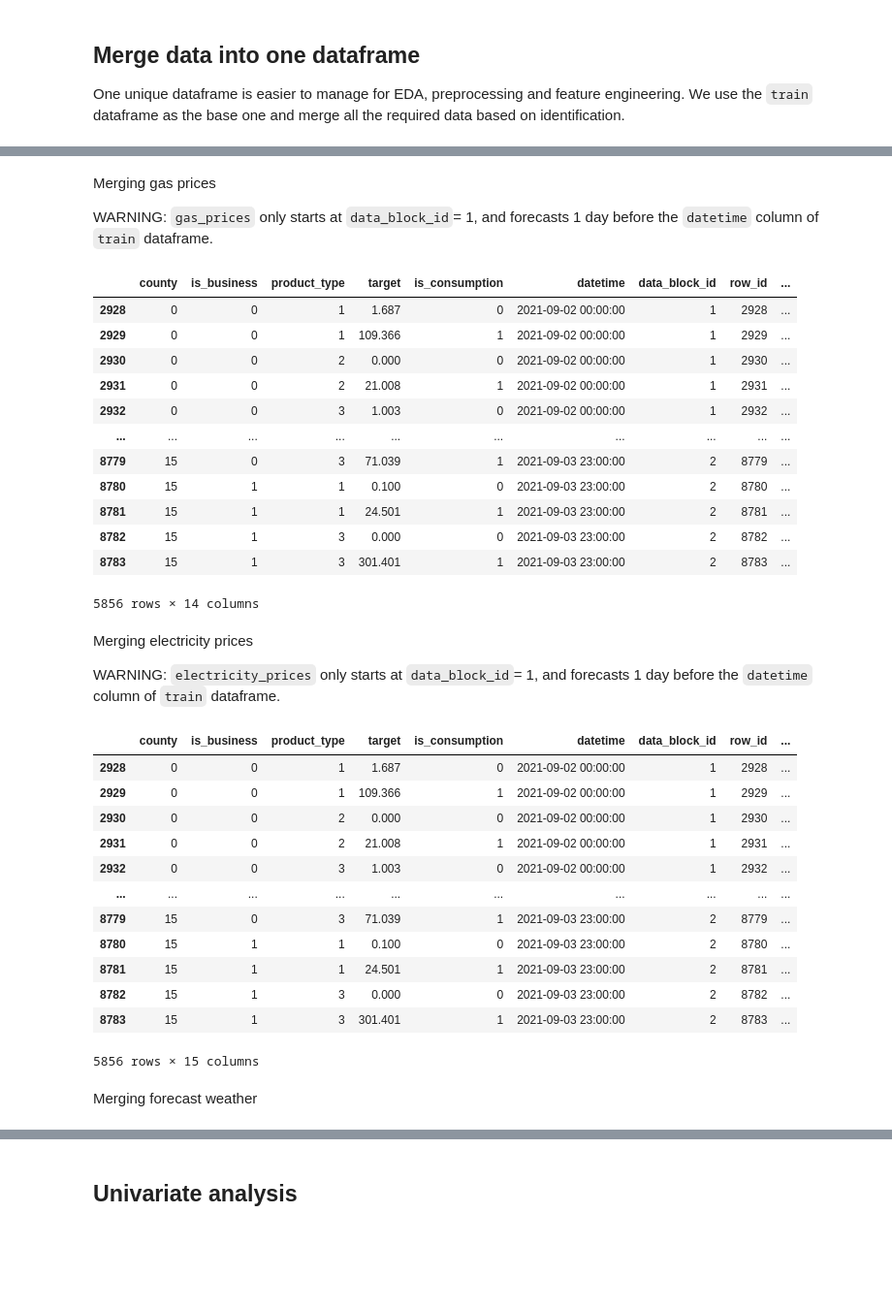
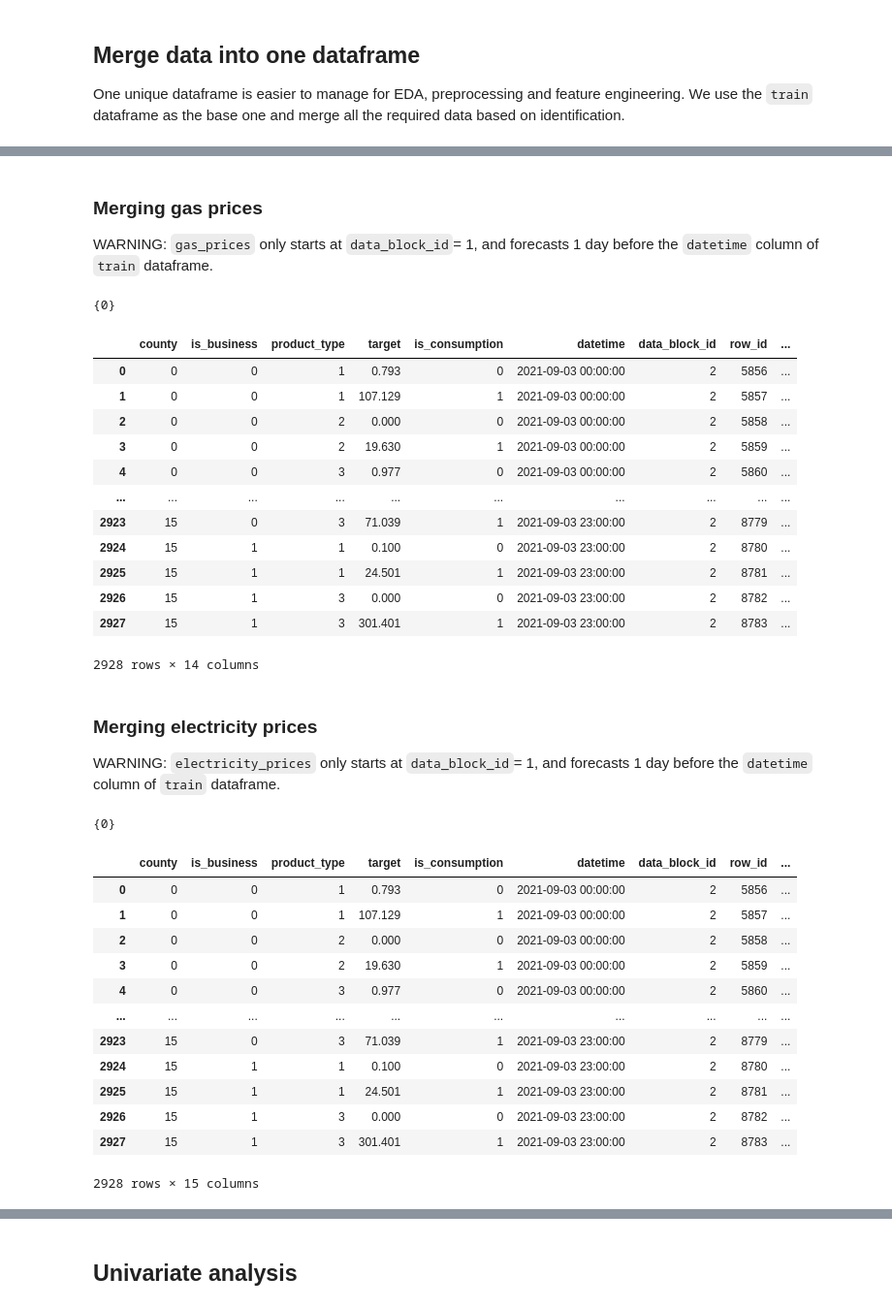
Before and after one commit to jerome-auguste/predict-energy-behavior-of-prosumers, a Jupyter notebook: exploratory_data_analysis.ipynb, the cells around one changed output, grey strips where cells are left out. Shown: that part at 97% size. Saved outputs shown, nothing was run; the diff lists cells and outputs as text; code cells hidden in the pictures; blank space fills up the shorter version.

```diff
--- a/exploratory_data_analysis.ipynb
+++ b/exploratory_data_analysis.ipynb
@@ -189,8 +199,8 @@ client_merged = pd.merge(
     left=train,
     right=client,
     on=["county", "is_business", "product_type", "data_block_id"],
-    how="left",
+    how="inner",  # data_block_id 0 and 1 are missing for training, we use inner to filter them out
 )
-client_merged
+client_merged[client_merged["data_block_id"] == 2]
 # %% [output]
 |  | county | is_business | product_type | target | is_consumption | datetime | data_block_id | row_id | ... |
@@ -209,5 +235,5 @@ client_merged
 # %% [markdown]
-Merging gas prices
+### Merging gas prices
 
 WARNING: `gas_prices` only starts at `data_block_id`= 1, and forecasts 1 day before the `datetime` column of `train` dataframe.
 # %%
@@ -220,30 +246,31 @@ gas_prices.rename(
     },
     inplace=True,
 )
+# %%
+set(train["data_block_id"]) - set(gas_prices["data_block_id"])
+# %% [output]
+{0}
 # %%
 gas_prices_merged = pd.merge(
-    left=client_merged, right=gas_prices, on="data_block_id", how="left"
+    left=client_merged, right=gas_prices, on="data_block_id", how="inner"
 )
-gas_prices_merged[
-    (gas_prices_merged["data_block_id"] == 1)
-    | (gas_prices_merged["data_block_id"] == 2)
-]
+gas_prices_merged[gas_prices_merged["data_block_id"] == 2]
 # %% [output]
 |  | county | is_business | product_type | target | is_consumption | datetime | data_block_id | row_id | ... |
-| 2928 | 0 | 0 | 1 | 1.687 | 0 | 2021-09-02 00:00:00 | 1 | 2928 | ... |
-| 2929 | 0 | 0 | 1 | 109.366 | 1 | 2021-09-02 00:00:00 | 1 | 2929 | ... |
-| 2930 | 0 | 0 | 2 | 0.000 | 0 | 2021-09-02 00:00:00 | 1 | 2930 | ... |
-| 2931 | 0 | 0 | 2 | 21.008 | 1 | 2021-09-02 00:00:00 | 1 | 2931 | ... |
-| 2932 | 0 | 0 | 3 | 1.003 | 0 | 2021-09-02 00:00:00 | 1 | 2932 | ... |
+| 0 | 0 | 0 | 1 | 0.793 | 0 | 2021-09-03 00:00:00 | 2 | 5856 | ... |
+| 1 | 0 | 0 | 1 | 107.129 | 1 | 2021-09-03 00:00:00 | 2 | 5857 | ... |
+| 2 | 0 | 0 | 2 | 0.000 | 0 | 2021-09-03 00:00:00 | 2 | 5858 | ... |
+| 3 | 0 | 0 | 2 | 19.630 | 1 | 2021-09-03 00:00:00 | 2 | 5859 | ... |
+| 4 | 0 | 0 | 3 | 0.977 | 0 | 2021-09-03 00:00:00 | 2 | 5860 | ... |
 | ... | ... | ... | ... | ... | ... | ... | ... | ... | ... |
-| 8779 | 15 | 0 | 3 | 71.039 | 1 | 2021-09-03 23:00:00 | 2 | 8779 | ... |
-| 8780 | 15 | 1 | 1 | 0.100 | 0 | 2021-09-03 23:00:00 | 2 | 8780 | ... |
-| 8781 | 15 | 1 | 1 | 24.501 | 1 | 2021-09-03 23:00:00 | 2 | 8781 | ... |
-| 8782 | 15 | 1 | 3 | 0.000 | 0 | 2021-09-03 23:00:00 | 2 | 8782 | ... |
-| 8783 | 15 | 1 | 3 | 301.401 | 1 | 2021-09-03 23:00:00 | 2 | 8783 | ... |
+| 2923 | 15 | 0 | 3 | 71.039 | 1 | 2021-09-03 23:00:00 | 2 | 8779 | ... |
+| 2924 | 15 | 1 | 1 | 0.100 | 0 | 2021-09-03 23:00:00 | 2 | 8780 | ... |
+| 2925 | 15 | 1 | 1 | 24.501 | 1 | 2021-09-03 23:00:00 | 2 | 8781 | ... |
+| 2926 | 15 | 1 | 3 | 0.000 | 0 | 2021-09-03 23:00:00 | 2 | 8782 | ... |
+| 2927 | 15 | 1 | 3 | 301.401 | 1 | 2021-09-03 23:00:00 | 2 | 8783 | ... |
-5856 rows × 14 columns
+2928 rows × 14 columns
 # %% [markdown]
-Merging electricity prices
+### Merging electricity prices
 
 WARNING: `electricity_prices` only starts at `data_block_id`= 1, and forecasts 1 day before the `datetime` column of `train` dataframe.
 # %%
@@ -253,30 +280,29 @@ electricity_prices.drop(columns=["origin_date", "forecast_date"], inplace=True)
 electricity_prices.rename(
     columns={"euros_per_mwh": "electricity_price_per_mwh"}, inplace=True
 )
+# %%
+set(train["data_block_id"]) - set(electricity_prices["data_block_id"])
+# %% [output]
+{0}
 # %%
 elec_prices_merged = pd.merge(
     left=gas_prices_merged,
     right=electricity_prices,
     on=["data_block_id", "hour"],
-    how="left",
+    how="inner",
 )
-elec_prices_merged[
-    (gas_prices_merged["data_block_id"] == 1)
-    | (gas_prices_merged["data_block_id"] == 2)
-]
+elec_prices_merged[elec_prices_merged["data_block_id"] == 2]
 # %% [output]
 |  | county | is_business | product_type | target | is_consumption | datetime | data_block_id | row_id | ... |
-| 2928 | 0 | 0 | 1 | 1.687 | 0 | 2021-09-02 00:00:00 | 1 | 2928 | ... |
-| 2929 | 0 | 0 | 1 | 109.366 | 1 | 2021-09-02 00:00:00 | 1 | 2929 | ... |
-| 2930 | 0 | 0 | 2 | 0.000 | 0 | 2021-09-02 00:00:00 | 1 | 2930 | ... |
-| 2931 | 0 | 0 | 2 | 21.008 | 1 | 2021-09-02 00:00:00 | 1 | 2931 | ... |
-| 2932 | 0 | 0 | 3 | 1.003 | 0 | 2021-09-02 00:00:00 | 1 | 2932 | ... |
+| 0 | 0 | 0 | 1 | 0.793 | 0 | 2021-09-03 00:00:00 | 2 | 5856 | ... |
+| 1 | 0 | 0 | 1 | 107.129 | 1 | 2021-09-03 00:00:00 | 2 | 5857 | ... |
+| 2 | 0 | 0 | 2 | 0.000 | 0 | 2021-09-03 00:00:00 | 2 | 5858 | ... |
+| 3 | 0 | 0 | 2 | 19.630 | 1 | 2021-09-03 00:00:00 | 2 | 5859 | ... |
+| 4 | 0 | 0 | 3 | 0.977 | 0 | 2021-09-03 00:00:00 | 2 | 5860 | ... |
 | ... | ... | ... | ... | ... | ... | ... | ... | ... | ... |
-| 8779 | 15 | 0 | 3 | 71.039 | 1 | 2021-09-03 23:00:00 | 2 | 8779 | ... |
-| 8780 | 15 | 1 | 1 | 0.100 | 0 | 2021-09-03 23:00:00 | 2 | 8780 | ... |
-| 8781 | 15 | 1 | 1 | 24.501 | 1 | 2021-09-03 23:00:00 | 2 | 8781 | ... |
-| 8782 | 15 | 1 | 3 | 0.000 | 0 | 2021-09-03 23:00:00 | 2 | 8782 | ... |
-| 8783 | 15 | 1 | 3 | 301.401 | 1 | 2021-09-03 23:00:00 | 2 | 8783 | ... |
+| 2923 | 15 | 0 | 3 | 71.039 | 1 | 2021-09-03 23:00:00 | 2 | 8779 | ... |
+| 2924 | 15 | 1 | 1 | 0.100 | 0 | 2021-09-03 23:00:00 | 2 | 8780 | ... |
+| 2925 | 15 | 1 | 1 | 24.501 | 1 | 2021-09-03 23:00:00 | 2 | 8781 | ... |
+| 2926 | 15 | 1 | 3 | 0.000 | 0 | 2021-09-03 23:00:00 | 2 | 8782 | ... |
+| 2927 | 15 | 1 | 3 | 301.401 | 1 | 2021-09-03 23:00:00 | 2 | 8783 | ... |
-5856 rows × 15 columns
+2928 rows × 15 columns
-# %% [markdown]
-Merging forecast weather
```
Also changed, not shown: parts of 28 cells of this notebook.
